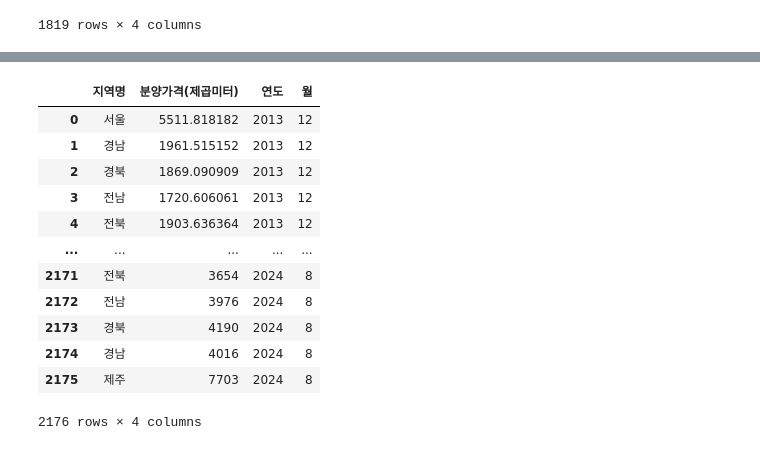
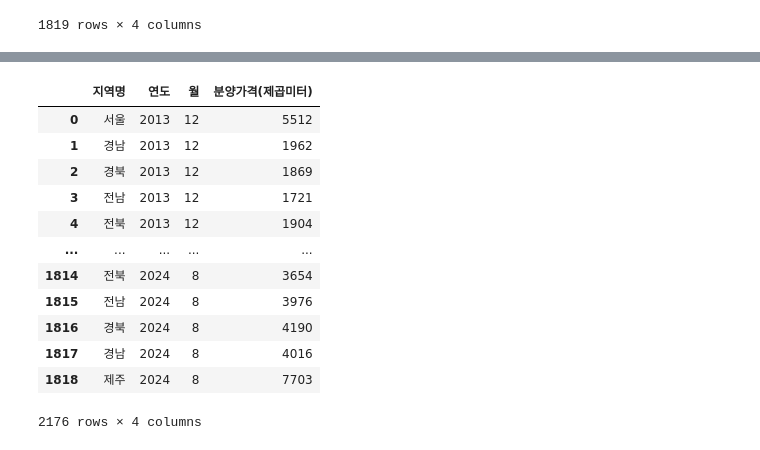
Before and after one commit to Harutoshi87/KI, a Jupyter notebook: source/01_python/ch11_데이터 프레임과 시리즈(Pandas)_9절~13절.ipynb, the cells around one changed output, grey strips where cells are left out. Saved outputs shown, nothing was run; the diff lists cells and outputs as text; code cells hidden in the pictures.

```diff
--- a/source/01_python/ch11_데이터 프레임과 시리즈(Pandas)_9절~13절.ipynb
+++ b/source/01_python/ch11_데이터 프레임과 시리즈(Pandas)_9절~13절.ipynb
@@ -593,7 +604,8 @@ df_melted
 # %%
-df_melted.columns = ['지역명', '년월', '분양가격(제곱미터)', '연도', '월']
+# 평당 분양 가격/3.3 => 제곱미터, 컬럼(열)명 조정 => new_first
+df_melted['분양가격'] = np.round(df_melted['분양가격']/3.3).astype('int')
 # %%
-df_melted['분양가격(제곱미터)'] = (df_melted['분양가격(제곱미터)']/3.3)
+df_melted.columns = ['지역명', '년월', '분양가격(제곱미터)', '연도', '월']
 # %%
 df_melted
 # %% [output]
@@ -679,16 +691,18 @@ final_version = pd.concat([new_first, new_last]).reset_index(drop=True).reset_in
 # %%
+final_version = pd.concat([new_first, new_last])
+final_version = final_version.loc[:, ['지역명', '연도', '월', '분양가격(제곱미터)']]
 final_version
 # %% [output]
-|  | 지역명 | 분양가격(제곱미터) | 연도 | 월 |
-| 0 | 서울 | 5511.818182 | 2013 | 12 |
-| 1 | 경남 | 1961.515152 | 2013 | 12 |
-| 2 | 경북 | 1869.090909 | 2013 | 12 |
-| 3 | 전남 | 1720.606061 | 2013 | 12 |
-| 4 | 전북 | 1903.636364 | 2013 | 12 |
+|  | 지역명 | 연도 | 월 | 분양가격(제곱미터) |
+| 0 | 서울 | 2013 | 12 | 5512 |
+| 1 | 경남 | 2013 | 12 | 1962 |
+| 2 | 경북 | 2013 | 12 | 1869 |
+| 3 | 전남 | 2013 | 12 | 1721 |
+| 4 | 전북 | 2013 | 12 | 1904 |
 | ... | ... | ... | ... | ... |
-| 2171 | 전북 | 3654 | 2024 | 8 |
-| 2172 | 전남 | 3976 | 2024 | 8 |
-| 2173 | 경북 | 4190 | 2024 | 8 |
-| 2174 | 경남 | 4016 | 2024 | 8 |
-| 2175 | 제주 | 7703 | 2024 | 8 |
+| 1814 | 전북 | 2024 | 8 | 3654 |
+| 1815 | 전남 | 2024 | 8 | 3976 |
+| 1816 | 경북 | 2024 | 8 | 4190 |
+| 1817 | 경남 | 2024 | 8 | 4016 |
+| 1818 | 제주 | 2024 | 8 | 7703 |
 2176 rows × 4 columns
```
Also changed, not shown: parts of 89 cells of this notebook, 5 other files.
